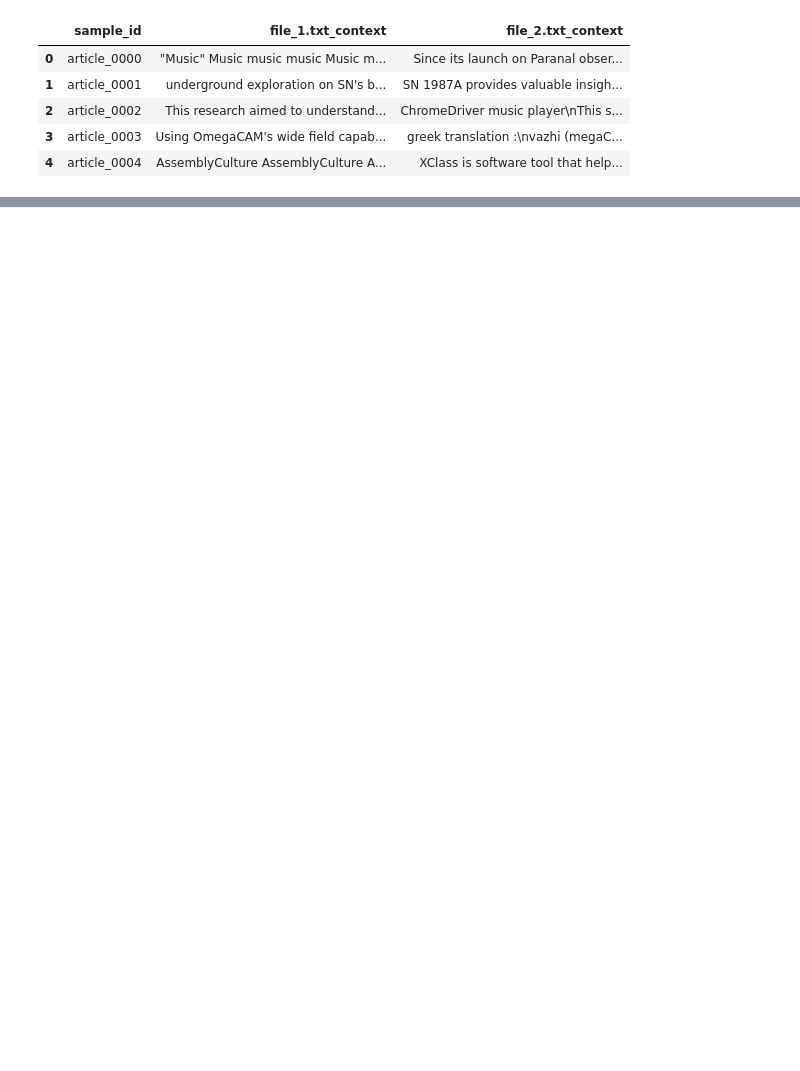
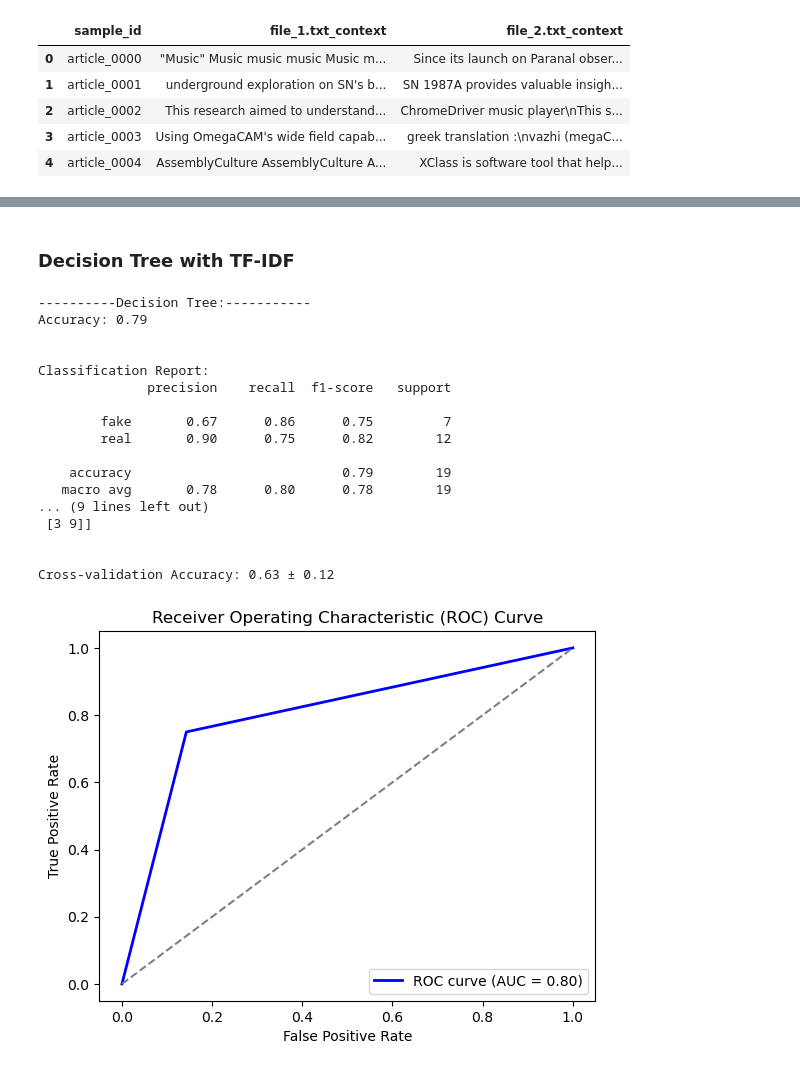
Before and after one commit to bdk-333/Fake-or-LLM-generated-summary, a Jupyter notebook: notebooks/Modeling.ipynb, the cells around one changed output, grey strips where cells are left out. Cells and saved outputs as stored; diff of their text form; code cells hidden in the pictures; blank space fills up the shorter version.

```diff
--- a/notebooks/Modeling.ipynb
+++ b/notebooks/Modeling.ipynb
@@ -23,0 +136,25 @@ test.head()
+# %% [markdown]
+### Decision Tree with TF-IDF
+# %%
+from sklearn.tree import DecisionTreeClassifier
+
+dt, dt_preds, dt_proba = train_eval_classifier(DecisionTreeClassifier(), "Decision Tree", X_train, y_train, X_val, y_val)
+# %% [output]
+----------Decision Tree:-----------
+Accuracy: 0.79
+
+
+Classification Report:
+              precision    recall  f1-score   support
+
+        fake       0.67      0.86      0.75         7
+        real       0.90      0.75      0.82        12
+
+    accuracy                           0.79        19
+   macro avg       0.78      0.80      0.78        19
+... (9 lines left out)
+ [3 9]]
+
+
+Cross-validation Accuracy: 0.63 ± 0.12
+[figure, added]
```
Also changed, not shown: parts of 43 cells of this notebook, 4 other files.
